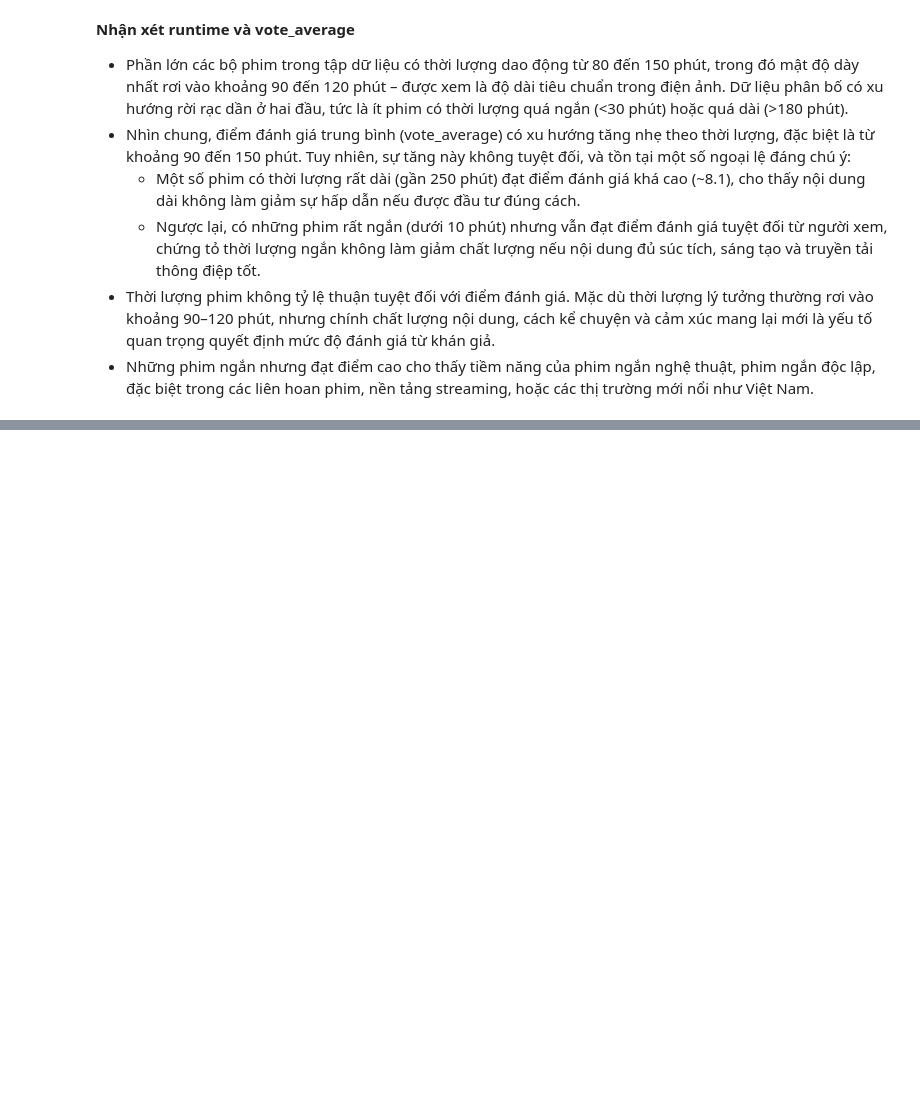
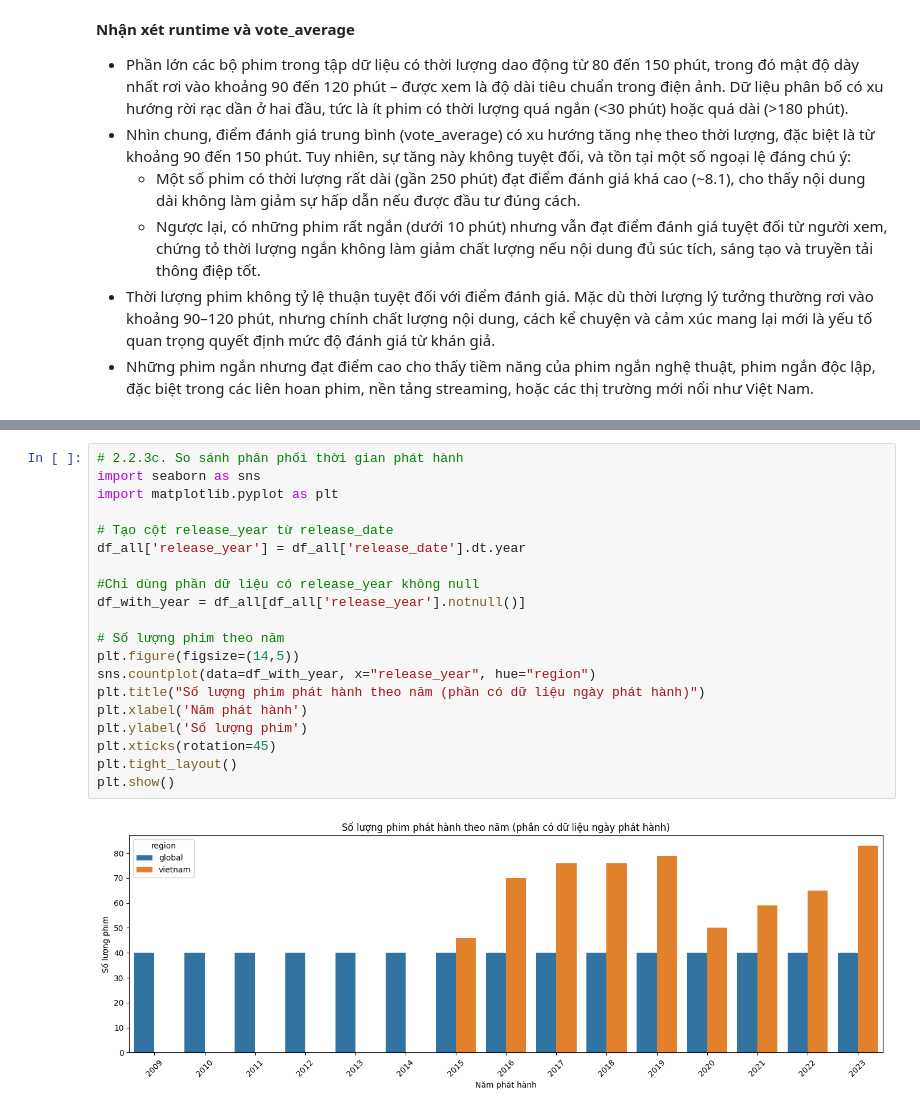
Before and after one commit to nhnghia214/Vietnam-Movies-Analysis-2009-2023, a Jupyter notebook: notebooks/exploratory_sample.ipynb, the cells around one changed output, grey strips where cells are left out. Saved outputs shown, nothing was run; the diff lists cells and outputs as text; blank space fills up the shorter version.

```diff
--- a/notebooks/exploratory_sample.ipynb
+++ b/notebooks/exploratory_sample.ipynb
@@ -594,0 +726,22 @@ group_and_plot(df, group_col="original_language",
+# %%
+# 2.2.3c. So sánh phân phối thời gian phát hành
+import seaborn as sns
+import matplotlib.pyplot as plt
+
+# Tạo cột release_year từ release_date
+df_all['release_year'] = df_all['release_date'].dt.year
+
+#Chỉ dùng phần dữ liệu có release_year không null
+df_with_year = df_all[df_all['release_year'].notnull()]
+
+# Số lượng phim theo năm
+plt.figure(figsize=(14,5))
+sns.countplot(data=df_with_year, x="release_year", hue="region")
+plt.title("Số lượng phim phát hành theo năm (phần có dữ liệu ngày phát hành)")
+plt.xlabel('Năm phát hành')
+plt.ylabel('Số lượng phim')
+plt.xticks(rotation=45)
+plt.tight_layout()
+plt.show()
+# %% [output]
+[figure, added]
```
Also changed, not shown: parts of 11 cells of this notebook, 1 other file.
